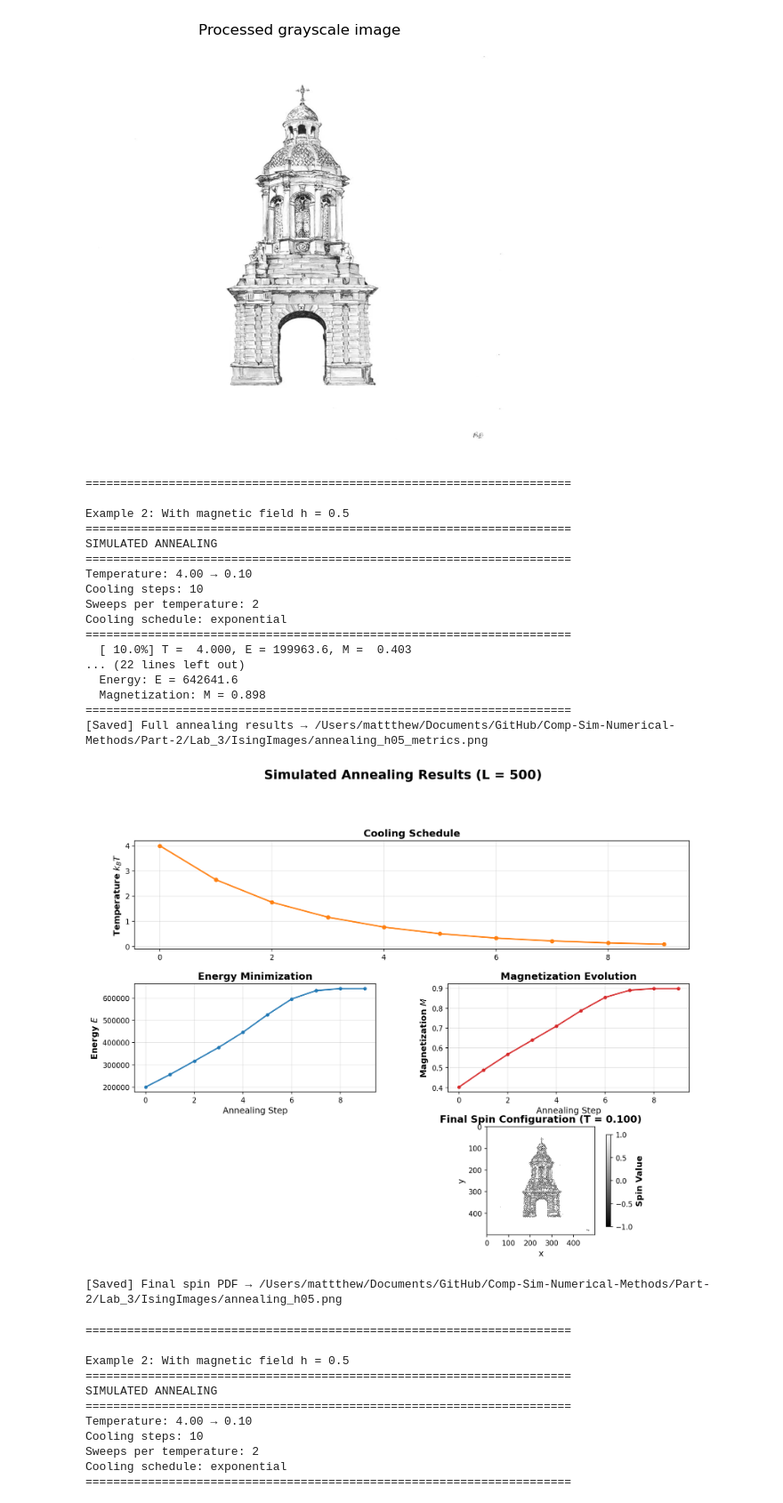
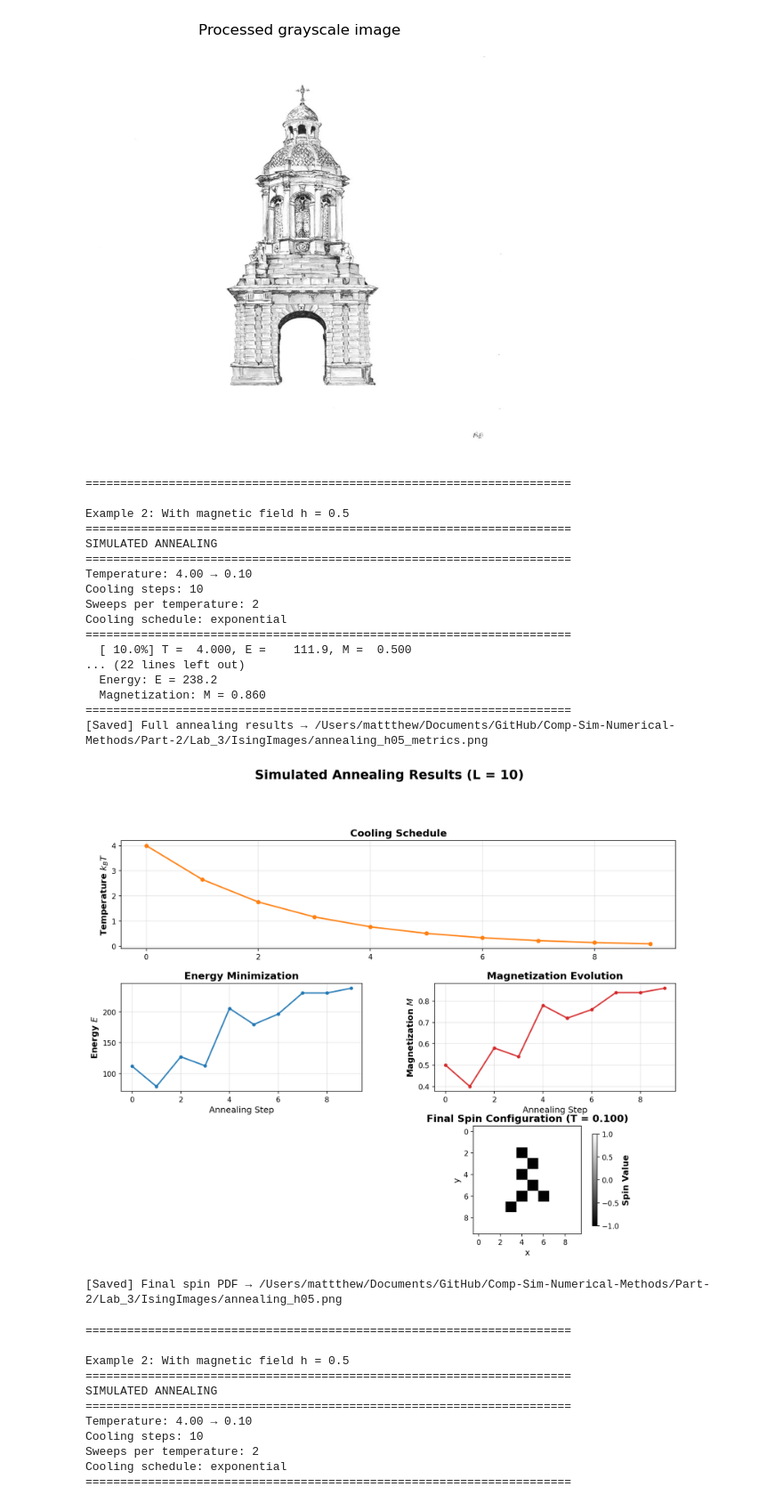
Before and after one commit to Matth3wc/Comp-Sim-Numerical-Methods, a Jupyter notebook: Part-2/Lab_3/Lab3.ipynb, the cells around one changed output. Shown at 89% size. Drawn from its saved outputs; the diff is of its cells as text; code cells hidden in the pictures.

```diff
--- a/Part-2/Lab_3/Lab3.ipynb
+++ b/Part-2/Lab_3/Lab3.ipynb
@@ -301,7 +246,7 @@ class IsingLattice:
 # ============================================================================
 if __name__ == "__main__":
 
-    L = 10
+    L = 50
     temp = np.array([1.5, 1.8, 2.1, 2.2, 2.27, 2.4, 2.5, 2.7, 3.0, 3.5])
     magnetization = []
 
@@ -315,7 +260,7 @@ if __name__ == "__main__":
         mag = lattice.magnetization()
         magnetization.append(mag)
 
-        #lattice.visualize(kT)
+        lattice.visualize(kT)
 
     end_time = time.time()
     print(f"Simulation time: {int(end_time - start_time)} seconds")
@@ -471,7 +431,7 @@ class IsingLattice:
 # ============================================================================
 if __name__ == "__main__":
 
-    L = 10
+    L = 50
     temp = np.array([1.5, 1.8, 2.1, 2.2, 2.27, 2.4, 2.5, 2.7, 3.0, 3.5])
     magnetization = []
 
@@ -485,7 +445,7 @@ if __name__ == "__main__":
         mag = lattice.magnetization()
         magnetization.append(mag)
 
-        #lattice.visualize(kT)
+        lattice.visualize(kT)
 
     end_time = time.time()
     print(f"Simulation time: {int(end_time - start_time)} seconds")
@@ -2006,43 +1661,43 @@ def plot_annealing_results(temps, energies, mags, lattice, save_path=None,
 # Example 2: With magnetic field (spins align with field)
 print("\n" + "="*70 + "\n")
 print("Example 2: With magnetic field h = 0.5")
-h_field, gray = load_image("/Users/mattthew/Documents/GitHub/Comp-Sim-Numerical-Methods/Part-2/Lab_3/images/Campanile2.jpg.webp", L=500, h0=3.0)
+h_field, gray = load_image("/Users/mattthew/Documents/GitHub/Comp-Sim-Numerical-Methods/Part-2/Lab_3/images/Campanile2.jpg.webp", L=10, h0=3.0)
 lattice2, temps2, energies2, mags2 = simulated_annealing(
-    L=500,
+    L=10,
     T_start=4.0,
     T_end=0.1,
     cooling_steps=10,
     sweeps_per_temp=2,
     h=h_field,  # Positive field favors spin-up
     J=-0.6,
     initial_state='random',
     cooling='exponential'
 )
 
 
 plot_annealing_results(temps2, energies2, mags2, lattice2,
                       save_path='/Users/mattthew/Documents/GitHub/Comp-Sim-Numerical-Methods/Part-2/Lab_3/IsingImages/annealing_h05_metrics.png',
                       final_spin_pdf="/Users/mattthew/Documents/GitHub/Comp-Sim-Numerical-Methods/Part-2/Lab_3/IsingImages/annealing_h05.png"
                       )
 # %% [output]
 ======================================================================
 
 Example 2: With magnetic field h = 0.5
 ======================================================================
 SIMULATED ANNEALING
 ======================================================================
 Temperature: 4.00 → 0.10
 Cooling steps: 10
 Sweeps per temperature: 2
 Cooling schedule: exponential
 ======================================================================
-  [ 10.0%] T =  4.000, E = 199963.6, M =  0.403
+  [ 10.0%] T =  4.000, E =    111.9, M =  0.500
 ... (22 lines left out)
-  Energy: E = 642641.6
-  Magnetization: M = 0.898
+  Energy: E = 238.2
+  Magnetization: M = 0.860
 ======================================================================
 [Saved] Full annealing results → /Users/mattthew/Documents/GitHub/Comp-Sim-Numerical-Methods/Part-2/Lab_3/IsingImages/annealing_h05_metrics.png
-[figure, old version]
+[figure, new version]
 [Saved] Final spin PDF → /Users/mattthew/Documents/GitHub/Comp-Sim-Numerical-Methods/Part-2/Lab_3/IsingImages/annealing_h05.png
 # %%
 # Example 2: With magnetic field (spins align with field)
```
Also changed, not shown: parts of 21 cells of this notebook, 7 other files.
